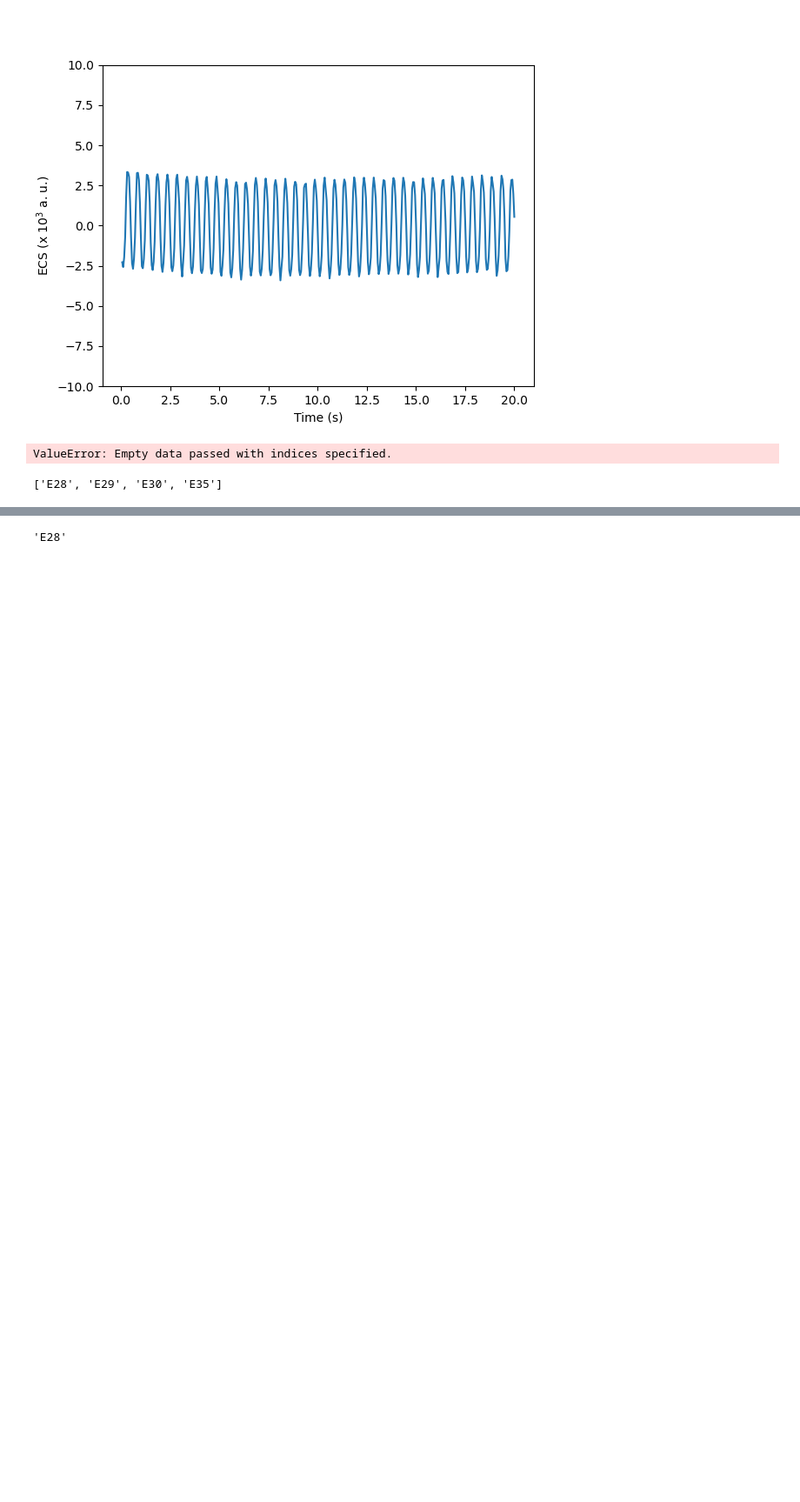
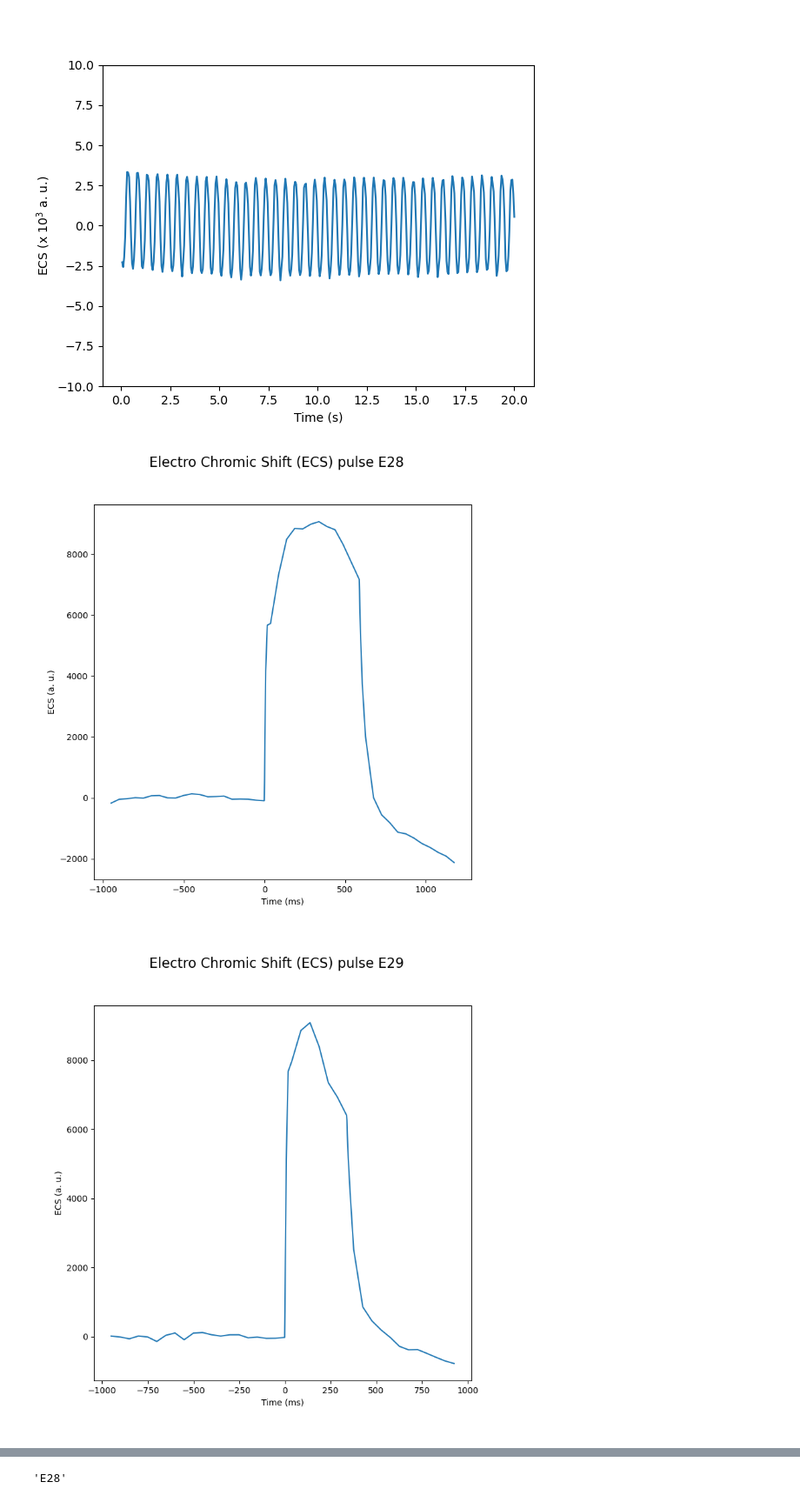
Before and after one commit to orlandomarcelo/DREAM_repo, a Jupyter notebook: Notebooks/test_pipeline.ipynb, the cells around one changed output, grey strips where cells are left out. Shown at 87% size. Cells and saved outputs as stored; diff of their text form; code cells hidden in the pictures; blank space fills up the shorter version.

```diff
--- a/Notebooks/test_pipeline.ipynb
+++ b/Notebooks/test_pipeline.ipynb
@@ -522,13 +511,26 @@ ax.set_ylim([-10,10])
 (-10.0, 10.0)
 [figure]
 # %%
-for i in ECS_pulse_list:
-    manip.sub_experiments(f"ECS_pulse_{i}", i)
+
+importlib.reload(ExperimentClass)
+manip = ExperimentClass.Experiment("20230321_Ek_FvFm_Sinus", "JTS", local = "IBPC" , diff_xaxis = True)
-# %% [output]
-ValueError: Empty data passed with indices specified.
-# %%
-ECS_pulse = ExperimentClass.Experiment("ECS_pulse", "JTS", local = manip.local, is_sub_experiment=True, parent_experiment_name="20230321_Ek_FvFm_Sinus")
 # %%
-ECS_pulse_list
+for i in ECS_pulse_list:
+    manip.extract_recording(i)
+    ECS_pulse = ExperimentClass.Experiment(i, "JTS", local = manip.local, is_sub_experiment=True, parent_experiment_name="20230321_Ek_FvFm_Sinus")
+    fig, (ax1) = plt.subplots(1,1, figsize = (8,8))
+    figure_name = f"Electro Chromic Shift (ECS) pulse {i}"
+    fig.suptitle(figure_name, fontsize = 16)
+
+    ax1.plot(ECS_pulse.Time,ECS_pulse.Data.iloc[:,0])
+    ax1.set_xlabel("Time (ms)")
+    ax1.set_ylabel("ECS (a. u.)")
+
+    fig_folder = Bode_diagram.path + "/Figures"
+    if not os.path.isdir(fig_folder):
+        os.mkdir(fig_folder)
+
+    fig.savefig(fig_folder + "/" + figure_name + ".png")
 # %% [output]
-['E28', 'E29', 'E30', 'E35']
+[figure, added]
+[figure, added]
```
Also changed, not shown: parts of 2 cells of this notebook, 5 other files.
